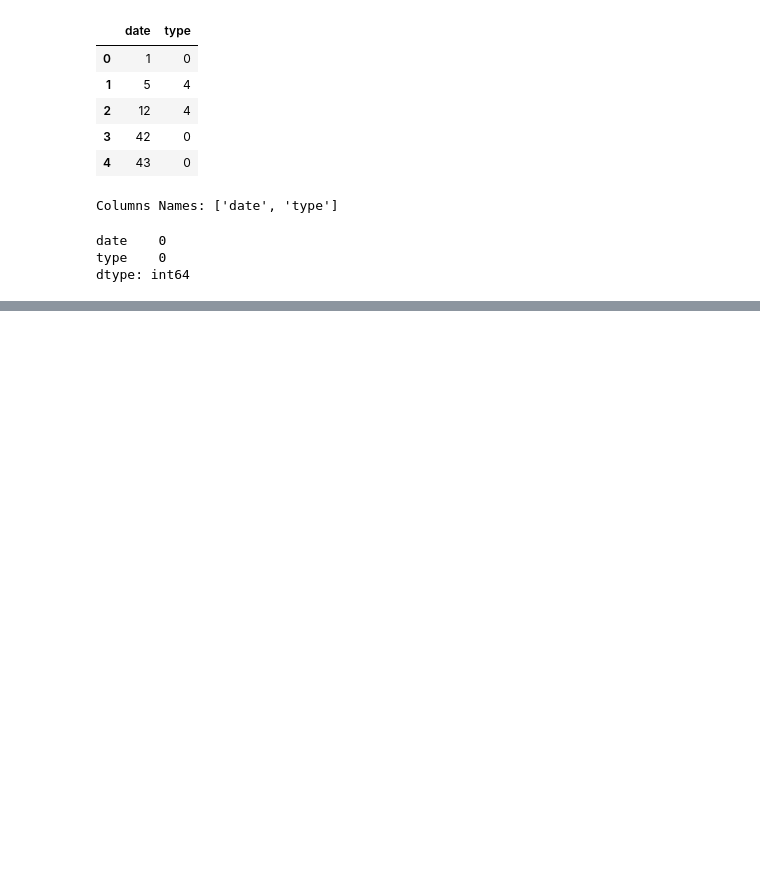
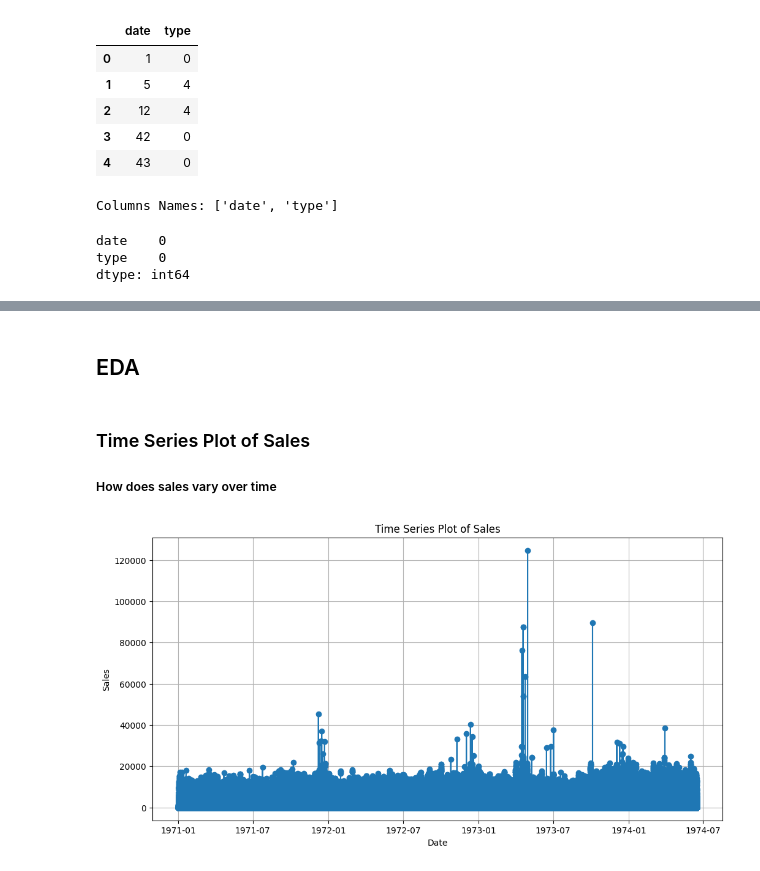
Before and after one commit to Israel-Anaba/Time_Series_Grocery_Forecast, a Jupyter notebook: dev_folder/Xgb.ipynb, the cells around one changed output, grey strips where cells are left out. Drawn from its saved outputs; the diff is of its cells as text; code cells hidden in the pictures; blank space fills up the shorter version.

```diff
--- a/dev_folder/Xgb.ipynb
+++ b/dev_folder/Xgb.ipynb
@@ -270,0 +321,3 @@ print(train_merged['date'].unique())
+# %%
+# Rename the 'target' column to 'sales' in the train_merged dataframe
+train_merged.rename(columns={'target': 'sales'}, inplace=True)
@@ -270,0 +375,17 @@ print(train_merged['date'].unique())
+# %% [markdown]
+## EDA
+# %% [markdown]
+### Time Series Plot of Sales
+##### How does sales vary over time
+# %%
+
+# Time Series Plot of Sales
+plt.figure(figsize=(12, 6))
+plt.plot(train_merged['date'], train_merged['sales'], marker='o', linestyle='-')
+plt.title('Time Series Plot of Sales')
+plt.xlabel('Date')
+plt.ylabel('Sales')
+plt.grid(True)
+plt.show()
+# %% [output]
+[figure, added]
```
Also changed, not shown: parts of 29 cells of this notebook, 1 other file.
